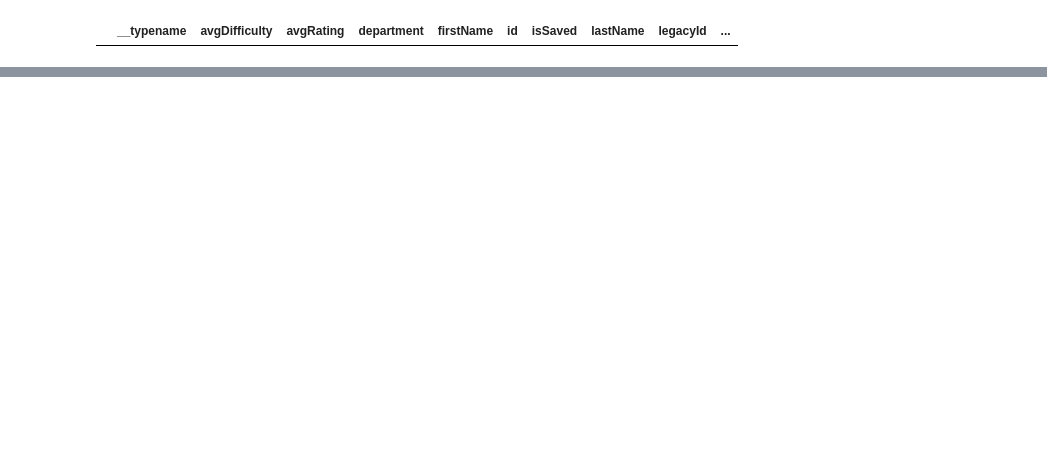
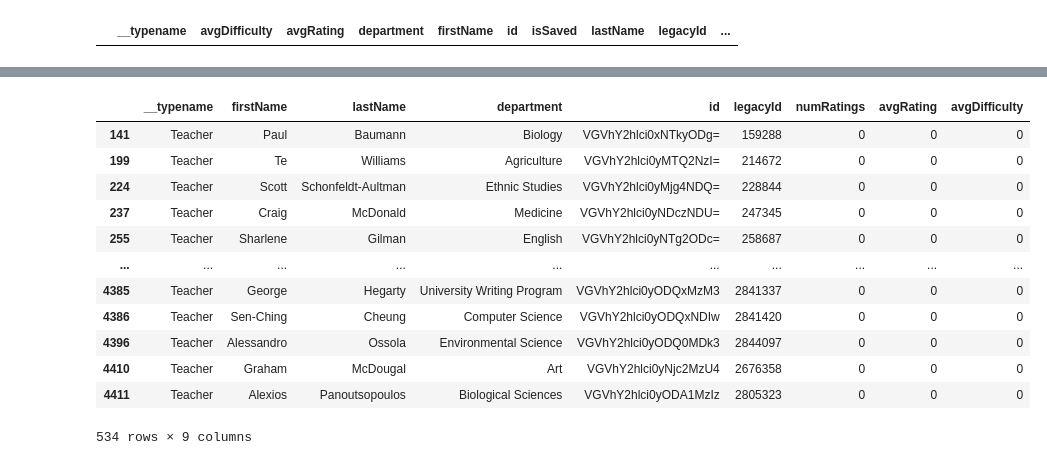
Before and after one commit to Riley-Adams/sta141b_project, a Jupyter notebook: profs.ipynb, the cells around one changed output, grey strips where cells are left out. Cells and saved outputs as stored; diff of their text form; code cells hidden in the pictures; blank space fills up the shorter version.

```diff
--- a/profs.ipynb
+++ b/profs.ipynb
@@ -121,0 +120,17 @@ profs.to_csv("profs.csv")
+# %%
+# these should be removed. professors with no ratings
+profs[profs['avgRating'] < 1]
+# %% [output]
+|  | __typename | firstName | lastName | department | id | legacyId | numRatings | avgRating | avgDifficulty |
+| 141 | Teacher | Paul | Baumann | Biology | VGVhY2hlci0xNTkyODg= | 159288 | 0 | 0 | 0 |
+| 199 | Teacher | Te | Williams | Agriculture | VGVhY2hlci0yMTQ2NzI= | 214672 | 0 | 0 | 0 |
+| 224 | Teacher | Scott | Schonfeldt-Aultman | Ethnic Studies | VGVhY2hlci0yMjg4NDQ= | 228844 | 0 | 0 | 0 |
+| 237 | Teacher | Craig | McDonald | Medicine | VGVhY2hlci0yNDczNDU= | 247345 | 0 | 0 | 0 |
+| 255 | Teacher | Sharlene | Gilman | English | VGVhY2hlci0yNTg2ODc= | 258687 | 0 | 0 | 0 |
+| ... | ... | ... | ... | ... | ... | ... | ... | ... | ... |
+| 4385 | Teacher | George | Hegarty | University Writing Program | VGVhY2hlci0yODQxMzM3 | 2841337 | 0 | 0 | 0 |
+| 4386 | Teacher | Sen-Ching | Cheung | Computer Science | VGVhY2hlci0yODQxNDIw | 2841420 | 0 | 0 | 0 |
+| 4396 | Teacher | Alessandro | Ossola | Environmental Science | VGVhY2hlci0yODQ0MDk3 | 2844097 | 0 | 0 | 0 |
+| 4410 | Teacher | Graham | McDougal | Art | VGVhY2hlci0yNjc2MzU4 | 2676358 | 0 | 0 | 0 |
+| 4411 | Teacher | Alexios | Panoutsopoulos | Biological Sciences | VGVhY2hlci0yODA1MzIz | 2805323 | 0 | 0 | 0 |
+534 rows × 9 columns
```
Also changed, not shown: parts of 7 cells of this notebook, 8 other files.
